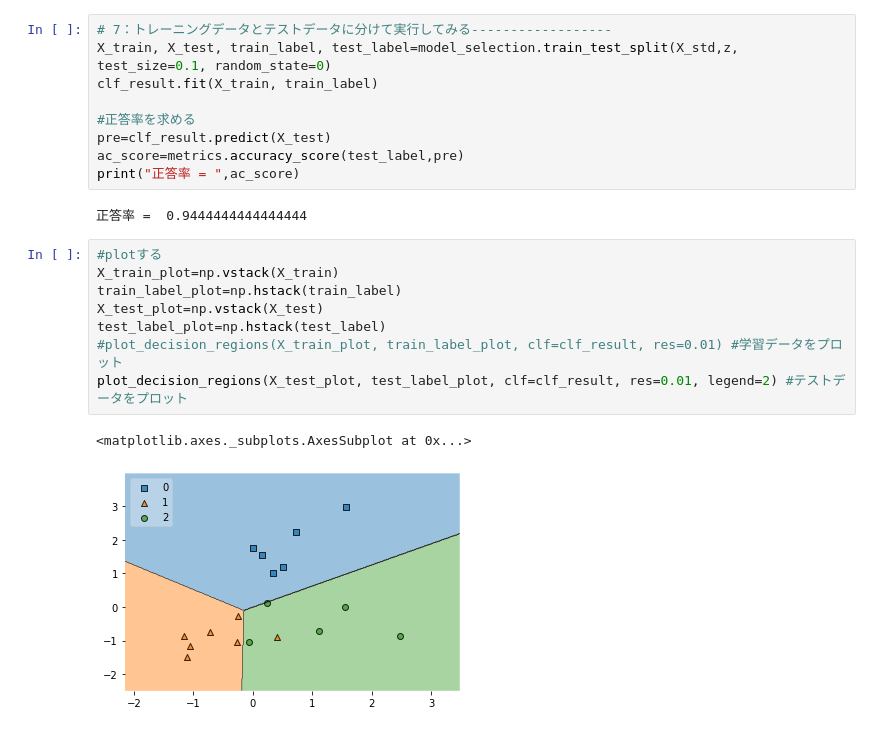
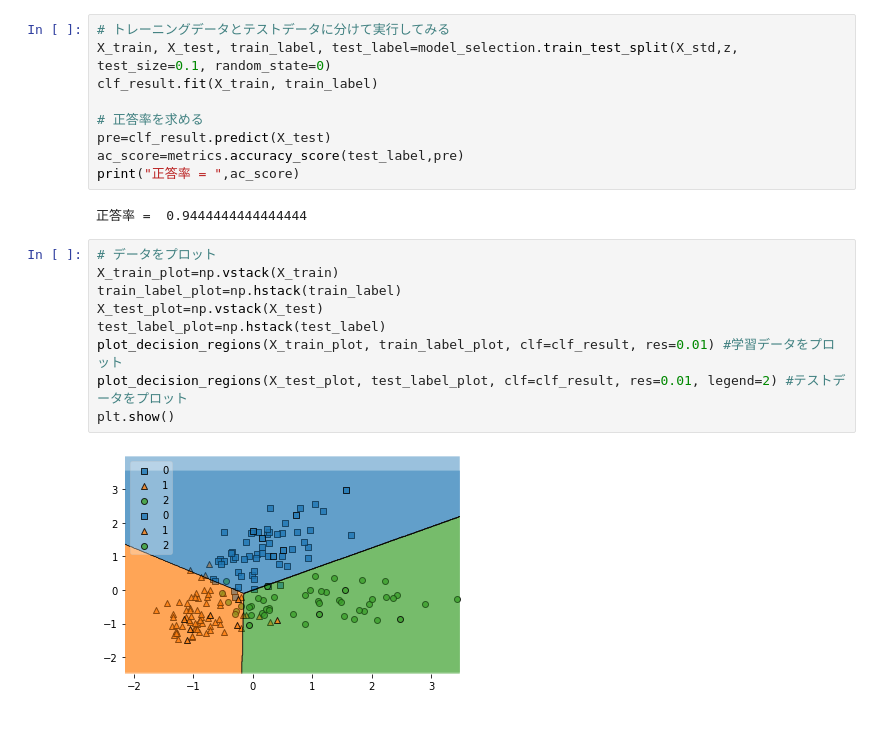
Before and after one commit to peisuke/ml-works, a Jupyter notebook: 3/3_4.ipynb, the cells around one changed output. Drawn from its saved outputs; the diff is of its cells as text.

```diff
--- a/3/3_4.ipynb
+++ b/3/3_4.ipynb
@@ -54,22 +57,22 @@ print("正解率の標準偏差 = ", scores.std())
 # %%
-# 7：トレーニングデータとテストデータに分けて実行してみる------------------
+# トレーニングデータとテストデータに分けて実行してみる
 X_train, X_test, train_label, test_label=model_selection.train_test_split(X_std,z, test_size=0.1, random_state=0)
 clf_result.fit(X_train, train_label)
 
-#正答率を求める
+# 正答率を求める
 pre=clf_result.predict(X_test)
 ac_score=metrics.accuracy_score(test_label,pre)
 print("正答率 = ",ac_score)
 # %% [output]
 正答率 =  0.9444444444444444
 # %%
-#plotする
+# データをプロット
 X_train_plot=np.vstack(X_train)
 train_label_plot=np.hstack(train_label)
 X_test_plot=np.vstack(X_test)
 test_label_plot=np.hstack(test_label)
-#plot_decision_regions(X_train_plot, train_label_plot, clf=clf_result, res=0.01) #学習データをプロット
+plot_decision_regions(X_train_plot, train_label_plot, clf=clf_result, res=0.01) #学習データをプロット
 plot_decision_regions(X_test_plot, test_label_plot, clf=clf_result, res=0.01, legend=2) #テストデータをプロット
+plt.show()
 # %% [output]
-<matplotlib.axes._subplots.AxesSubplot at 0x...>
-[figure, old version]
+[figure, new version]
```
Also changed, not shown: parts of 8 cells of this notebook.
